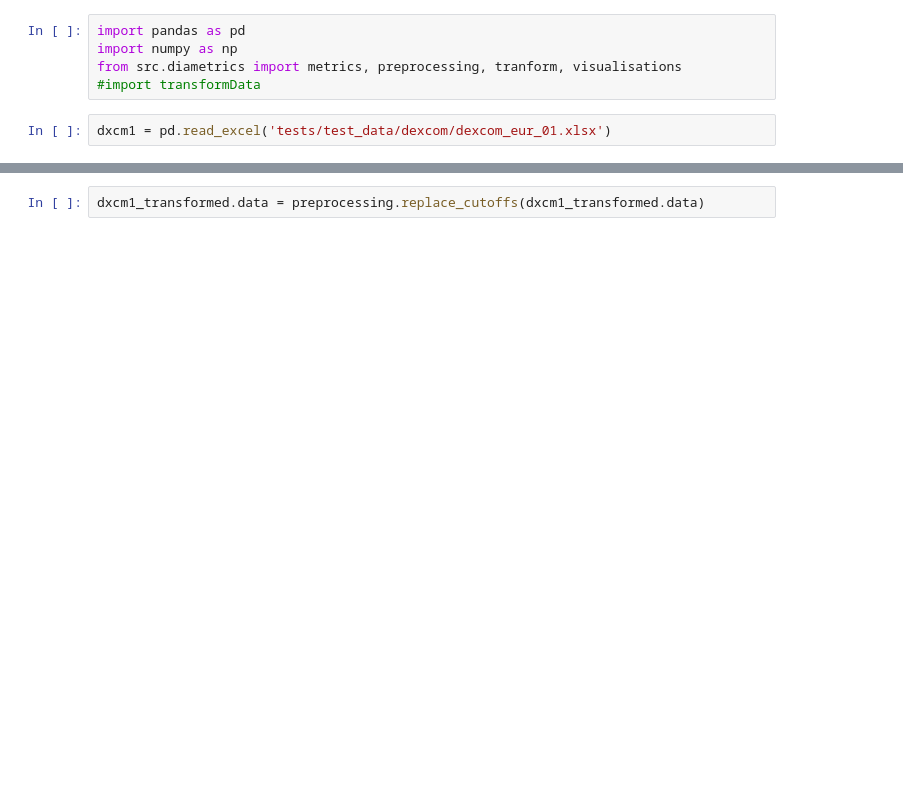
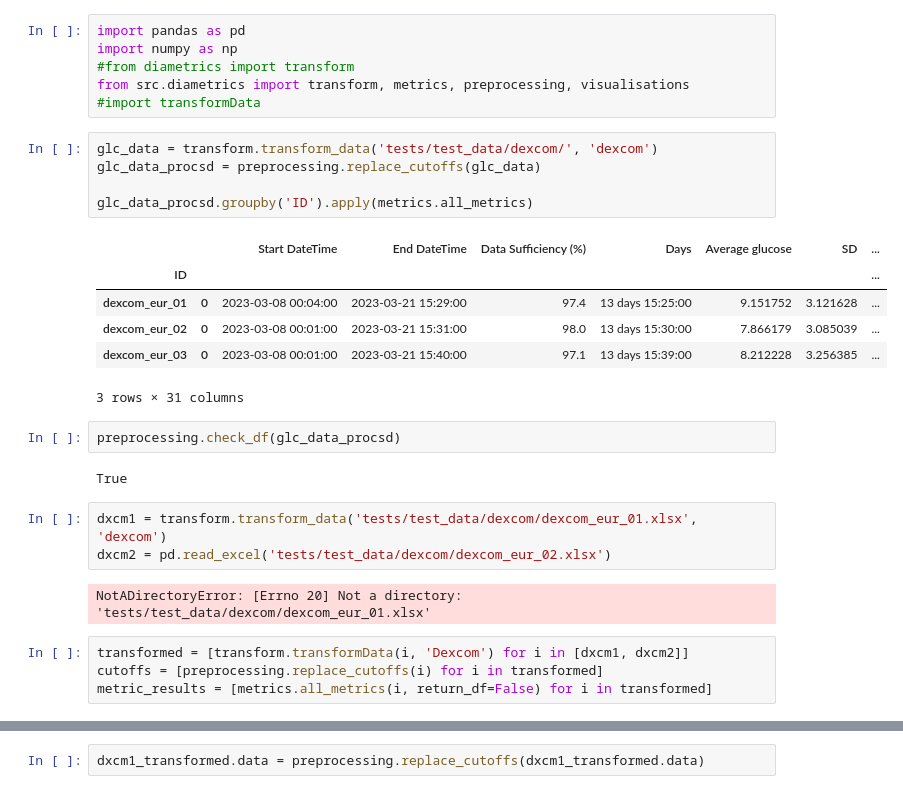
Before and after one commit to cafoala/diametrics, a Jupyter notebook: experiment.ipynb, the cells around one changed output, grey strips where cells are left out. Saved outputs shown, nothing was run; the diff lists cells and outputs as text; blank space fills up the shorter version.

```diff
--- a/experiment.ipynb
+++ b/experiment.ipynb
@@ -1,7 +1,31 @@
 # %%
 import pandas as pd
 import numpy as np
-from src.diametrics import metrics, preprocessing, tranform, visualisations
+#from diametrics import transform
+from src.diametrics import transform, metrics, preprocessing, visualisations
 #import transformData
+# %%
+glc_data = transform.transform_data('tests/test_data/dexcom/', 'dexcom')
+glc_data_procsd = preprocessing.replace_cutoffs(glc_data)
+
+glc_data_procsd.groupby('ID').apply(metrics.all_metrics)
+# %% [output]
+|  |  | Start DateTime | End DateTime | Data Sufficiency (%) | Days | Average glucose | SD | ... |
+| ID |  |  |  |  |  |  |  | ... |
+| dexcom_eur_01 | 0 | 2023-03-08 00:04:00 | 2023-03-21 15:29:00 | 97.4 | 13 days 15:25:00 | 9.151752 | 3.121628 | ... |
+| dexcom_eur_02 | 0 | 2023-03-08 00:01:00 | 2023-03-21 15:31:00 | 98.0 | 13 days 15:30:00 | 7.866179 | 3.085039 | ... |
+| dexcom_eur_03 | 0 | 2023-03-08 00:01:00 | 2023-03-21 15:40:00 | 97.1 | 13 days 15:39:00 | 8.212228 | 3.256385 | ... |
+3 rows × 31 columns
+# %%
+preprocessing.check_df(glc_data_procsd)
+# %% [output]
+True
 # %%
-dxcm1 = pd.read_excel('tests/test_data/dexcom/dexcom_eur_01.xlsx')
+dxcm1 = transform.transform_data('tests/test_data/dexcom/dexcom_eur_01.xlsx', 'dexcom')
+dxcm2 = pd.read_excel('tests/test_data/dexcom/dexcom_eur_02.xlsx')
+# %% [output]
+NotADirectoryError: [Errno 20] Not a directory: 'tests/test_data/dexcom/dexcom_eur_01.xlsx'
+# %%
+transformed = [transform.transformData(i, 'Dexcom') for i in [dxcm1, dxcm2]]
+cutoffs = [preprocessing.replace_cutoffs(i) for i in transformed]
+metric_results = [metrics.all_metrics(i, return_df=False) for i in transformed]
```
Also changed, not shown: parts of 13 cells of this notebook, 3 other files.
